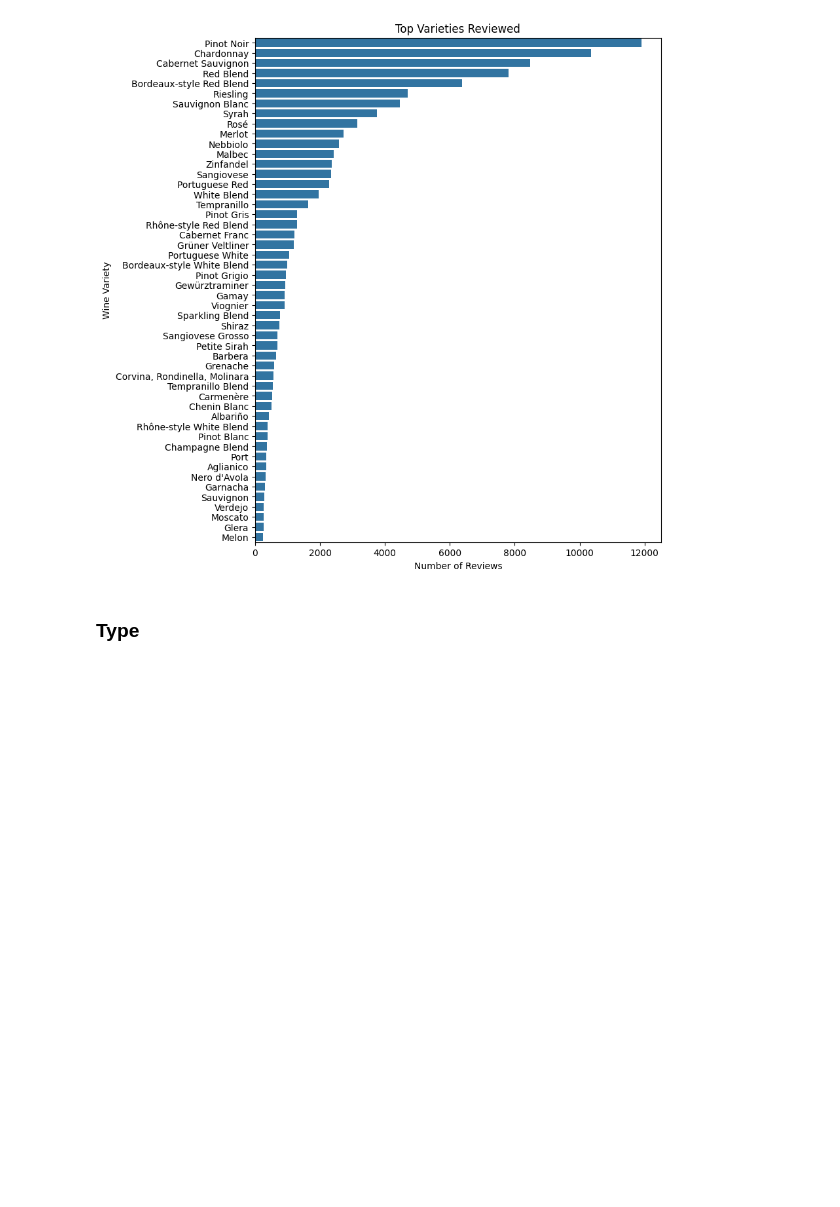
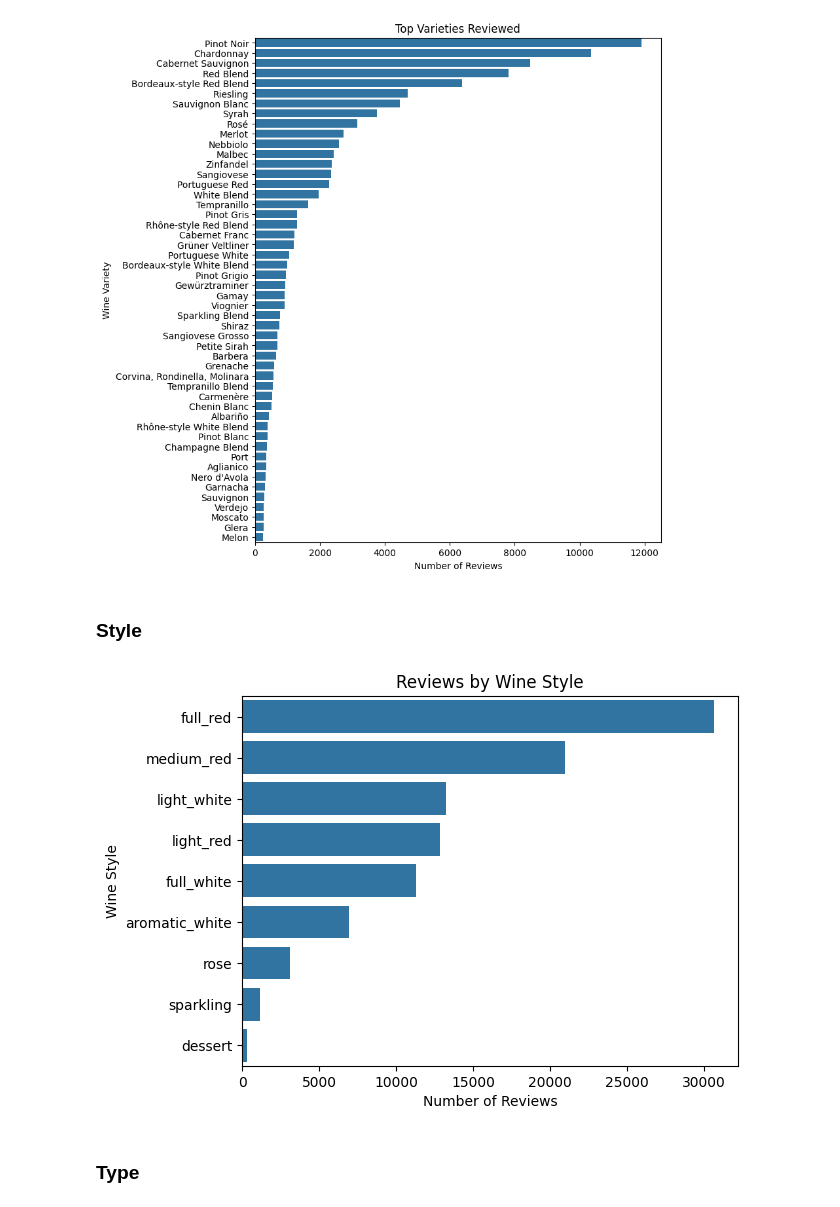
Before and after one commit to pasmith/oenologist, a Jupyter notebook: wine_review-eda.ipynb, the cells around one changed output. Cells and saved outputs as stored; diff of their text form; code cells hidden in the pictures; blank space fills up the shorter version.

```diff
--- a/wine_review-eda.ipynb
+++ b/wine_review-eda.ipynb
@@ -137,6 +138,17 @@ ax.set_ylabel('Wine Variety')
 plt.show()
 # %% [output]
 [figure]
+# %% [markdown]
+### Style
+# %%
+# fig, ax = plt.subplots(figsize=(8, 10))
+sns.barplot(wine_df.wine_style.value_counts().sort_values(ascending=False).reset_index(), x='count', y='wine_style')
+plt.title('Reviews by Wine Style')
+plt.xlabel('Number of Reviews')
+plt.ylabel('Wine Style')
+plt.show()
+# %% [output]
+[figure, added]
 # %% [markdown]
 ### Type
 # %%
```
Also changed, not shown: parts of 5 cells of this notebook, 8 other files.
